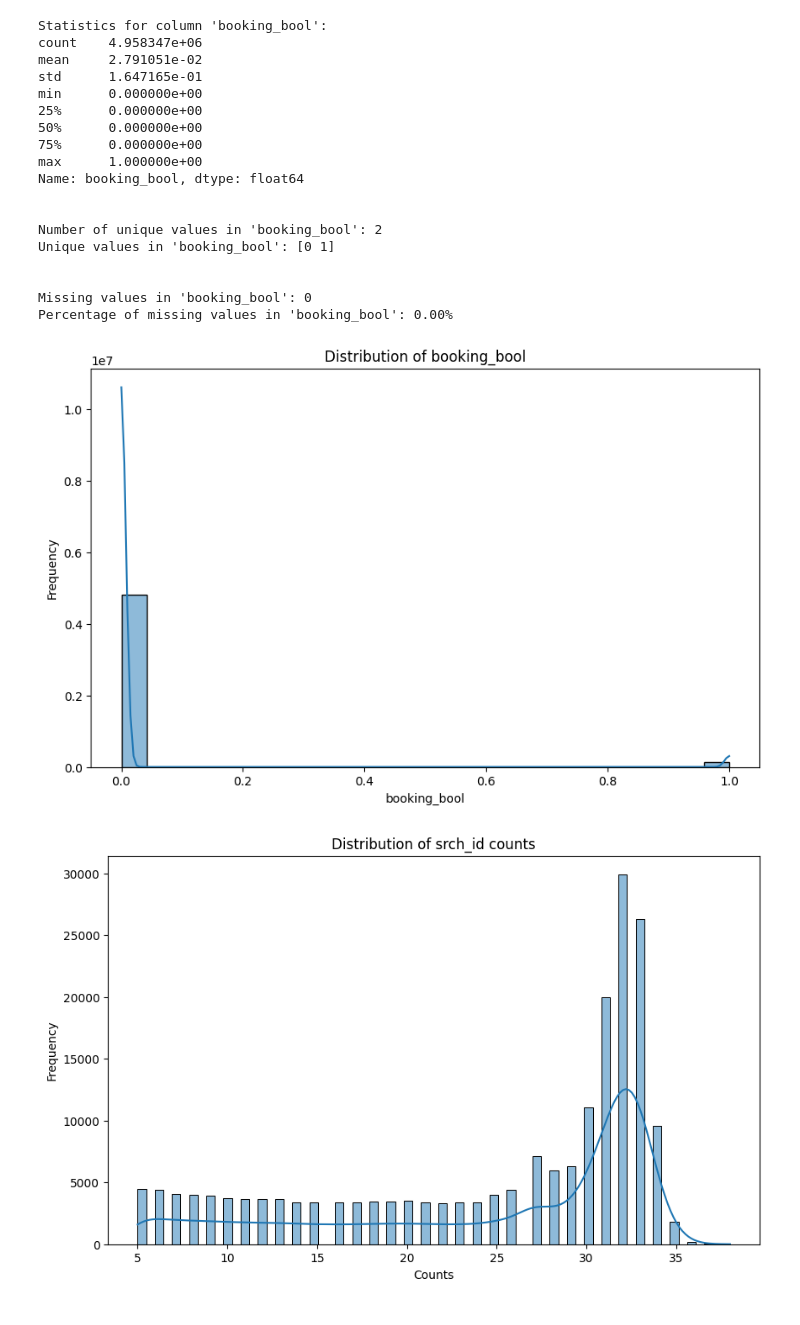
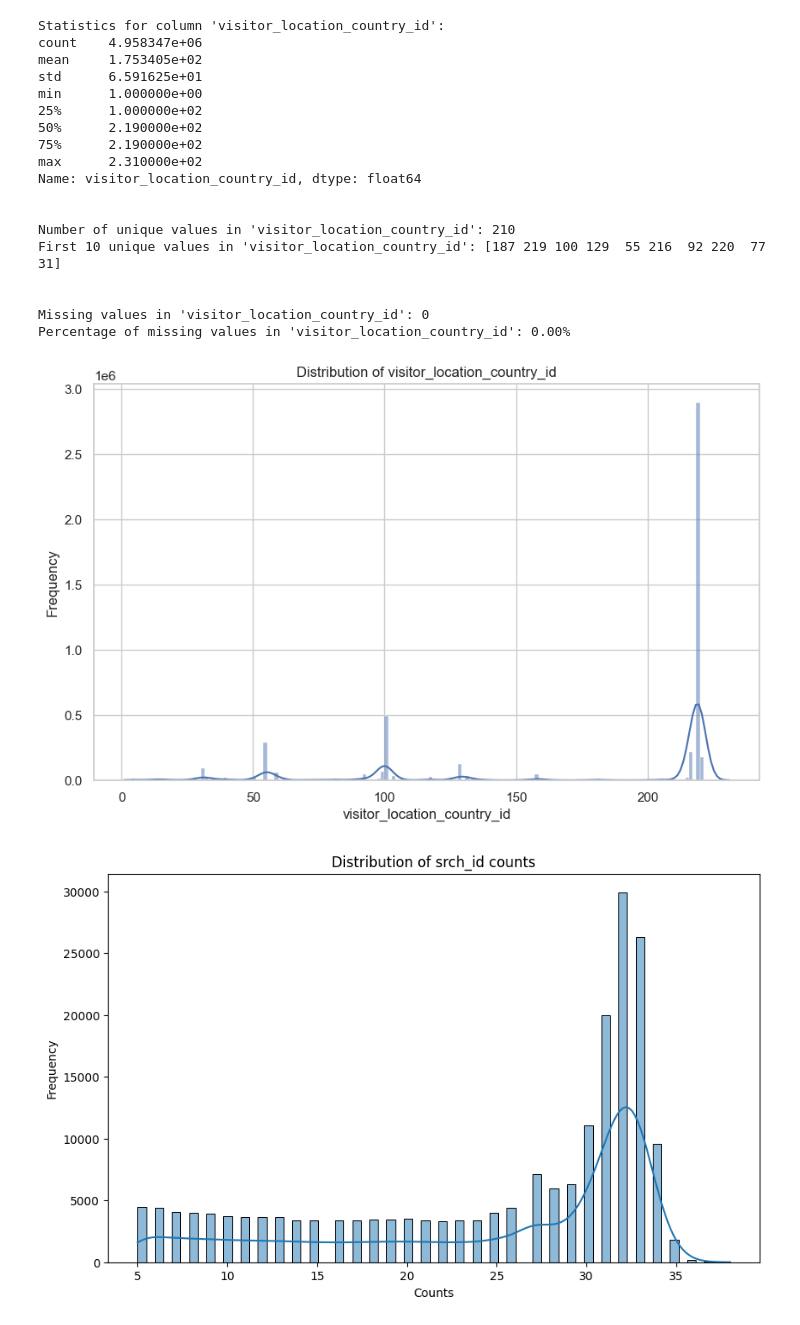
Before and after one commit to matushalak/DMT, a Jupyter notebook: explore.ipynb, the cells around one changed output. Cells and saved outputs as stored; diff of their text form; code cells hidden in the pictures.

```diff
--- a/explore.ipynb
+++ b/explore.ipynb
@@ -58,27 +58,27 @@ def explore_column(df, col):
 df = pd.read_csv('data/training_set_VU_DM.csv')
 df["date_time"] = pd.to_datetime(df["date_time"])
 # %%
-explore_column(df, "booking_bool")
+explore_column(df, "visitor_location_country_id")
 # %% [output]
-Statistics for column 'booking_bool':
+Statistics for column 'visitor_location_country_id':
 count    4.958347e+06
-mean     2.791051e-02
-std      1.647165e-01
-min      0.000000e+00
-25%      0.000000e+00
-50%      0.000000e+00
-75%      0.000000e+00
-max      1.000000e+00
-Name: booking_bool, dtype: float64
+mean     1.753405e+02
+std      6.591625e+01
+min      1.000000e+00
+25%      1.000000e+02
+50%      2.190000e+02
+75%      2.190000e+02
+max      2.310000e+02
+Name: visitor_location_country_id, dtype: float64
 
 
-Number of unique values in 'booking_bool': 2
-Unique values in 'booking_bool': [0 1]
+Number of unique values in 'visitor_location_country_id': 210
+First 10 unique values in 'visitor_location_country_id': [187 219 100 129  55 216  92 220  77  31]
 
 
-Missing values in 'booking_bool': 0
-Percentage of missing values in 'booking_bool': 0.00%
+Missing values in 'visitor_location_country_id': 0
+Percentage of missing values in 'visitor_location_country_id': 0.00%
-[figure, old version]
+[figure, new version]
 # %%
 # count how many rows groupped by srch_id
 
```
Also changed, not shown: parts of 8 cells of this notebook.
